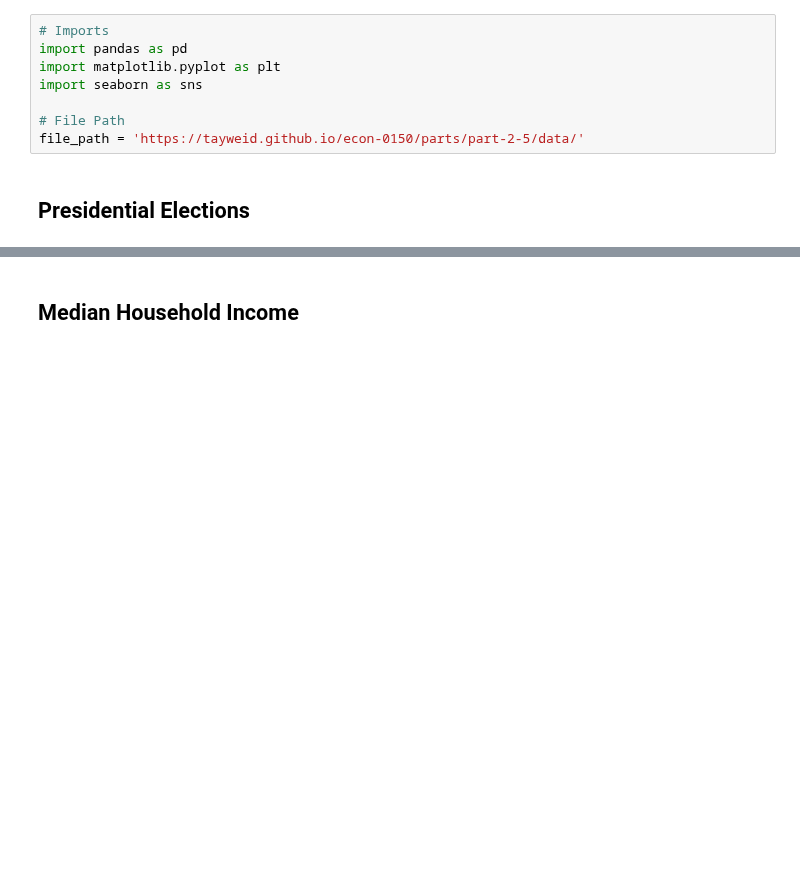
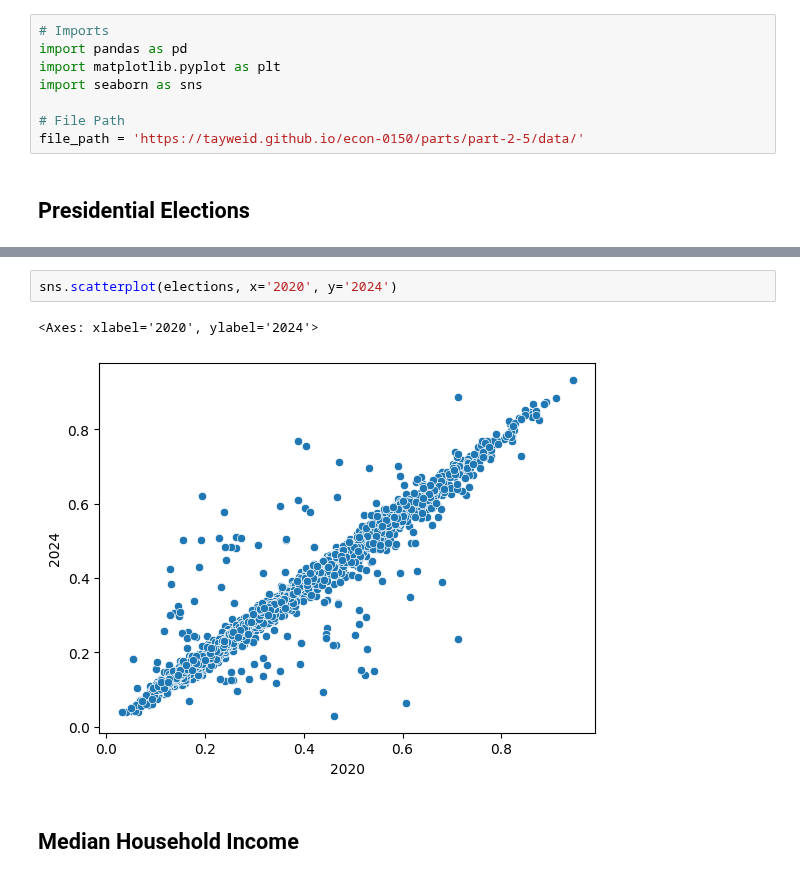
Before and after one commit to tayweid/tayweid.github.io, a Jupyter notebook: econ-0150/parts/part-2-5/Exercise_2_5.ipynb, the cells around one changed output, grey strips where cells are left out. Cells and saved outputs as stored; diff of their text form; blank space fills up the shorter version.

```diff
--- a/econ-0150/parts/part-2-5/Exercise_2_5.ipynb
+++ b/econ-0150/parts/part-2-5/Exercise_2_5.ipynb
@@ -19,3 +31,8 @@ elections.head()
+# %%
+sns.scatterplot(elections, x='2020', y='2024')
+# %% [output]
+<Axes: xlabel='2020', ylabel='2024'>
+[figure, added]
 # %% [markdown]
 ## Median Household Income
 # %%
```
Also changed, not shown: parts of 3 cells of this notebook, 3 other files.
